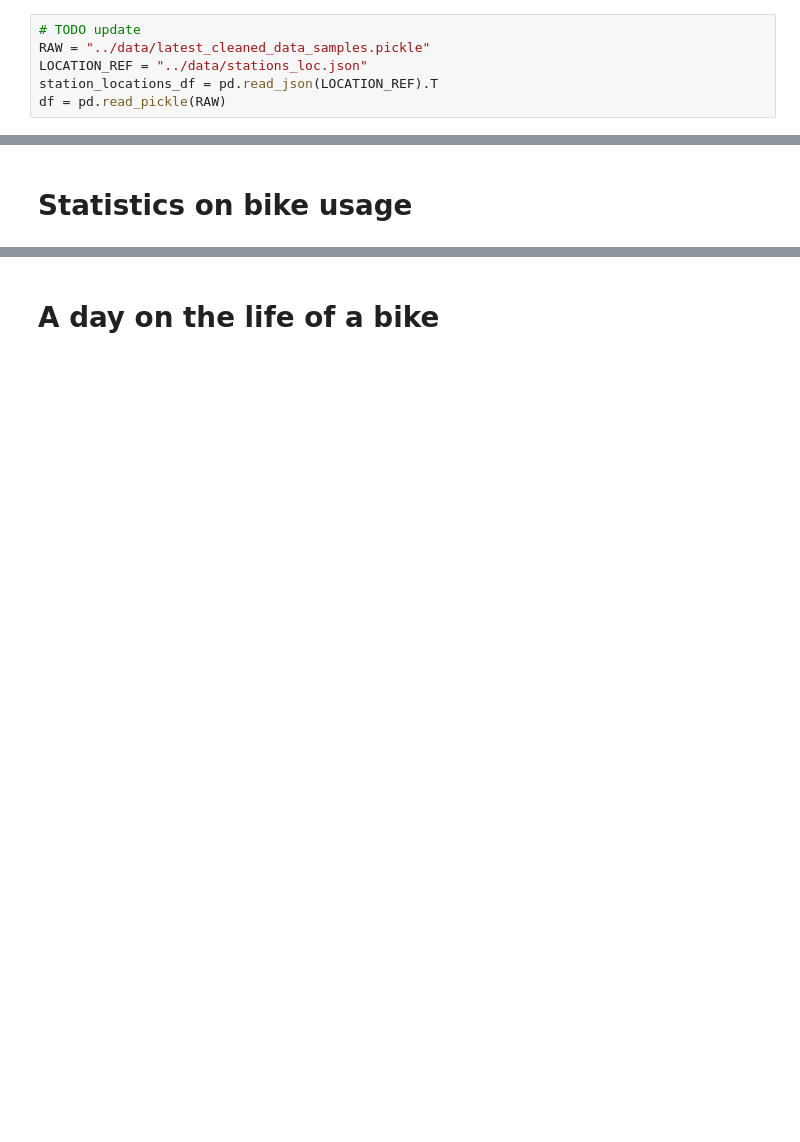
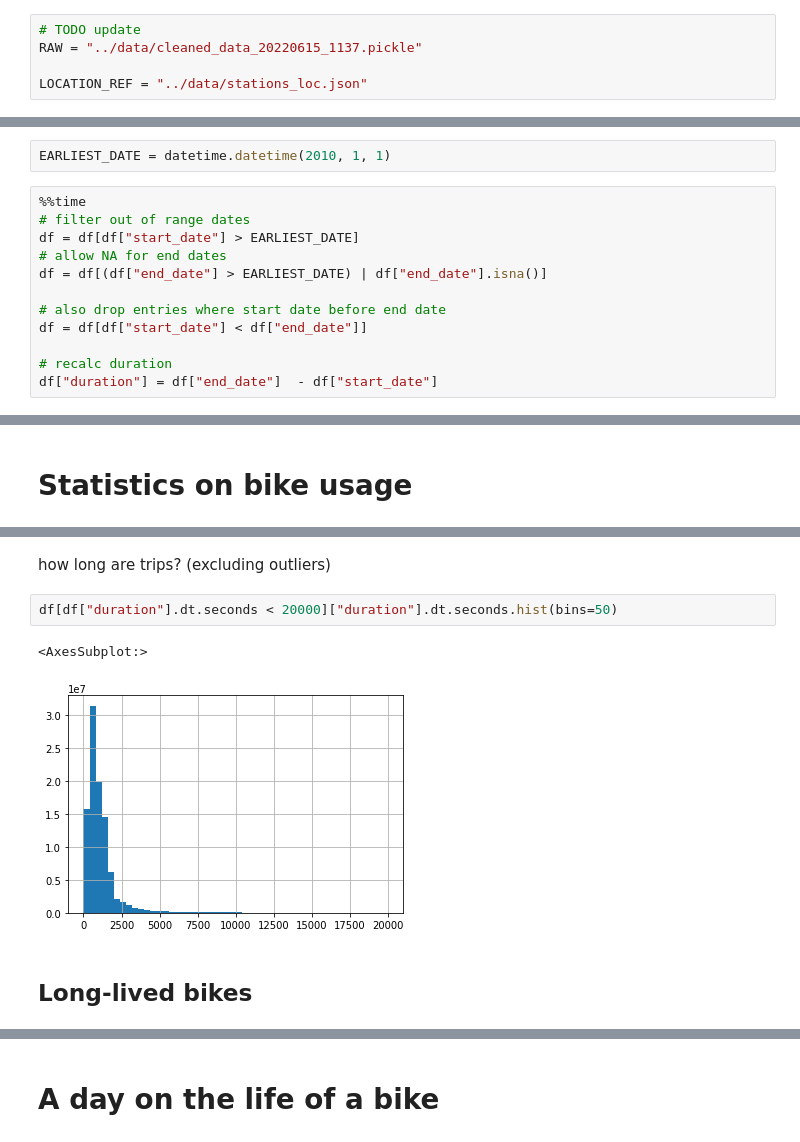
Before and after one commit to alan-turing-institute/pfeffel, a Jupyter notebook: TDS/Boris-Bikes-TDS.ipynb, the cells around one changed output, grey strips where cells are left out. Drawn from its saved outputs; the diff is of its cells as text; blank space fills up the shorter version.

Commit message:
add WIP on boris bikes

```diff
--- a/TDS/Boris-Bikes-TDS.ipynb
+++ b/TDS/Boris-Bikes-TDS.ipynb
@@ -18,6 +31,5 @@ matplotlib.rcParams['figure.figsize'] = (20, 10)
 # %%
 # TODO update
-RAW = "../data/latest_cleaned_data_samples.pickle"
+RAW = "../data/cleaned_data_20220615_1137.pickle"
+
 LOCATION_REF = "../data/stations_loc.json"
-station_locations_df = pd.read_json(LOCATION_REF).T
-df = pd.read_pickle(RAW)
@@ -28,0 +56,14 @@ len(df)
+# %%
+EARLIEST_DATE = datetime.datetime(2010, 1, 1)
+# %%
+%%time
+# filter out of range dates
+df = df[df["start_date"] > EARLIEST_DATE]
+# allow NA for end dates
+df = df[(df["end_date"] > EARLIEST_DATE) | df["end_date"].isna()]
+
+# also drop entries where start date before end date
+df = df[df["start_date"] < df["end_date"]]
+
+# recalc duration
+df["duration"] = df["end_date"]  - df["start_date"]
@@ -30,0 +126,9 @@ len(df)
+# %% [markdown]
+how long are trips? (excluding outliers)
+# %%
+df[df["duration"].dt.seconds < 20000]["duration"].dt.seconds.hist(bins=50)
+# %% [output]
+<AxesSubplot:>
+[figure, added]
+# %% [markdown]
+## Long-lived bikes
```
Also changed, not shown: parts of 65 cells of this notebook.
